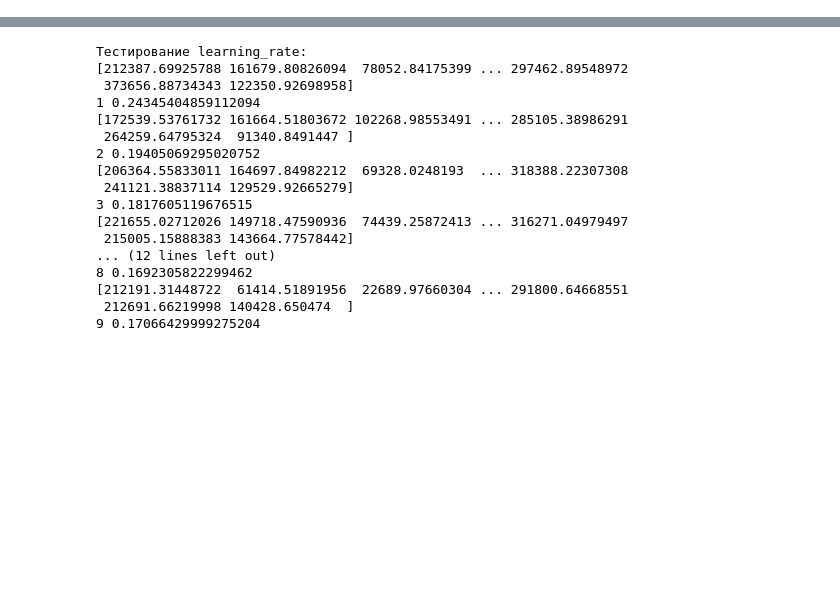
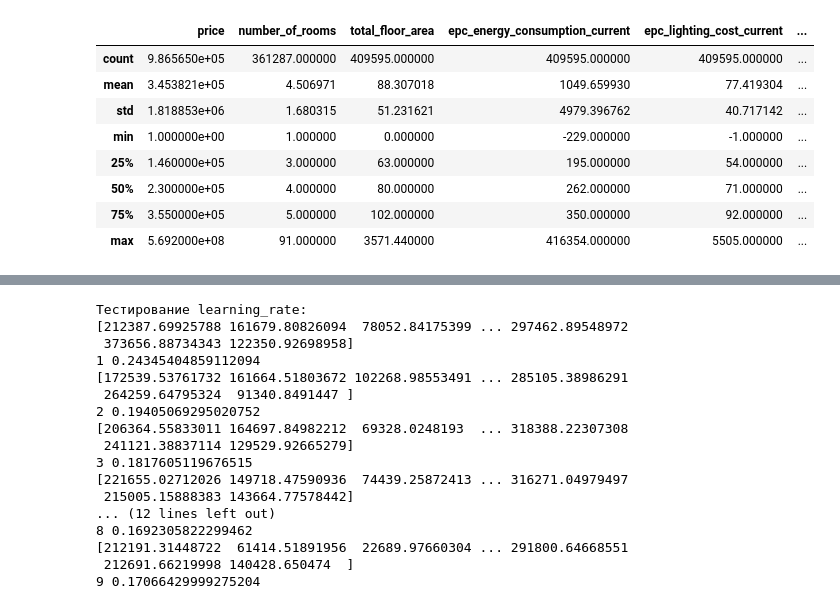
Before and after one commit to somnoynadno/oreeva, a Jupyter notebook: main.ipynb, the cells around one changed output, grey strips where cells are left out. Cells and saved outputs as stored; diff of their text form; code cells hidden in the pictures; blank space fills up the shorter version.

```diff
--- a/main.ipynb
+++ b/main.ipynb
@@ -42 +55,13 @@ data2019 = pd.read_csv("static/2019.csv")
+# %%
+data2018.describe()
+# %% [output]
+|  | price | number_of_rooms | total_floor_area | epc_energy_consumption_current | epc_lighting_cost_current | ... |
+| count | 9.865650e+05 | 361287.000000 | 409595.000000 | 409595.000000 | 409595.000000 | ... |
+| mean | 3.453821e+05 | 4.506971 | 88.307018 | 1049.659930 | 77.419304 | ... |
+| std | 1.818853e+06 | 1.680315 | 51.231621 | 4979.396762 | 40.717142 | ... |
+| min | 1.000000e+00 | 1.000000 | 0.000000 | -229.000000 | -1.000000 | ... |
+| 25% | 1.460000e+05 | 3.000000 | 63.000000 | 195.000000 | 54.000000 | ... |
+| 50% | 2.300000e+05 | 4.000000 | 80.000000 | 262.000000 | 71.000000 | ... |
+| 75% | 3.550000e+05 | 5.000000 | 102.000000 | 350.000000 | 92.000000 | ... |
+| max | 5.692000e+08 | 91.000000 | 3571.440000 | 416354.000000 | 5505.000000 | ... |
 # %%
```
Also changed, not shown: parts of 21 cells of this notebook, 1 other file.
